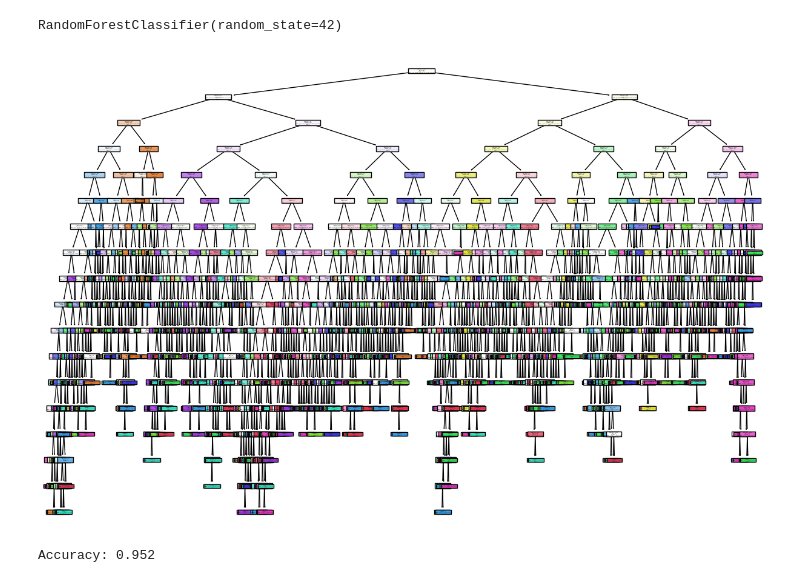
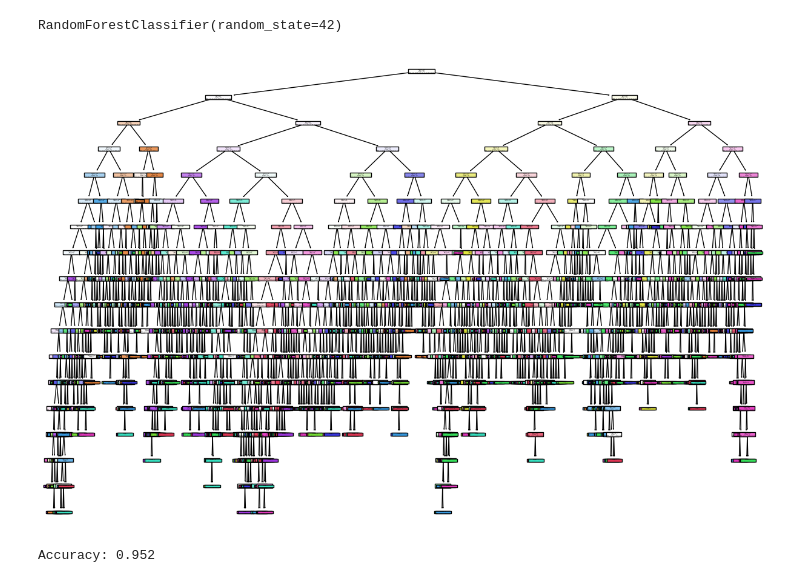
Before and after one commit to vilas-04/Banking-system, a Jupyter notebook: mlds-practical-no-09-microproject.ipynb, the cells around one changed output. Saved outputs shown, nothing was run; the diff lists cells and outputs as text; code cells hidden in the pictures.

```diff
--- a/mlds-practical-no-09-microproject.ipynb
+++ b/mlds-practical-no-09-microproject.ipynb
@@ -257,10 +255,10 @@ decision_tree_model = rf.estimators_[0]
 # %%
 from sklearn import tree
 plt.figure(figsize=(15, 10))
-tree.plot_tree(decision_tree_model, filled=True, feature_names=[f'pixel_{i}' for i in range(X_train.shape[1])], class_names=[str(digit) for digit in set(y_train)])
+tree.plot_tree(rf.estimators_[0], filled=True)
 plt.show()
 # %% [output]
-[figure, old version]
+[figure, new version]
 # %%
 y_pred = rf.predict(X_test)
 # %%
```
Also changed, not shown: parts of 8 cells of this notebook.
